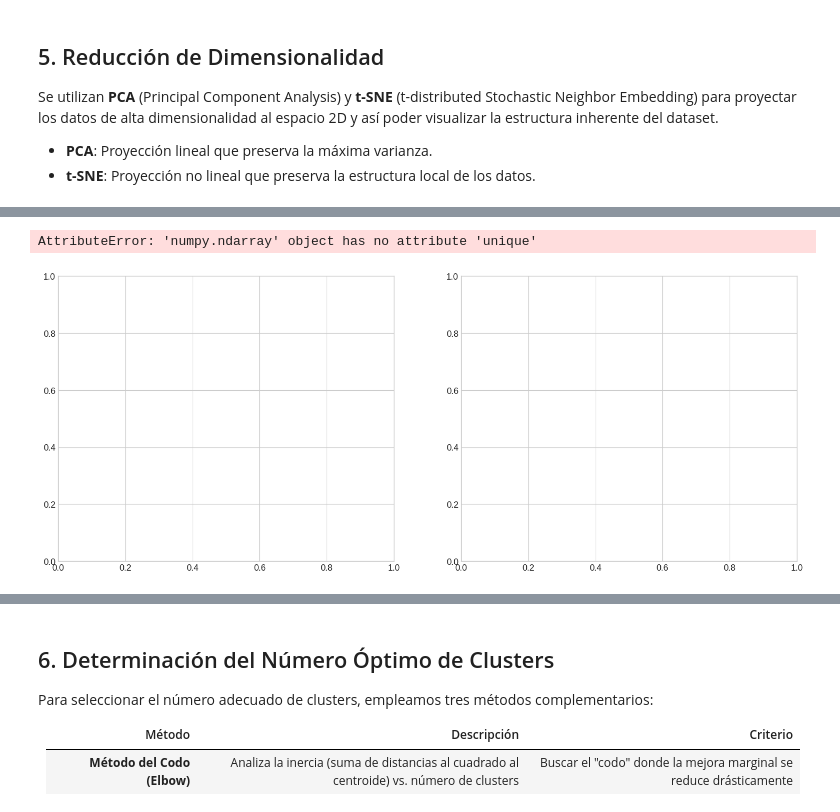
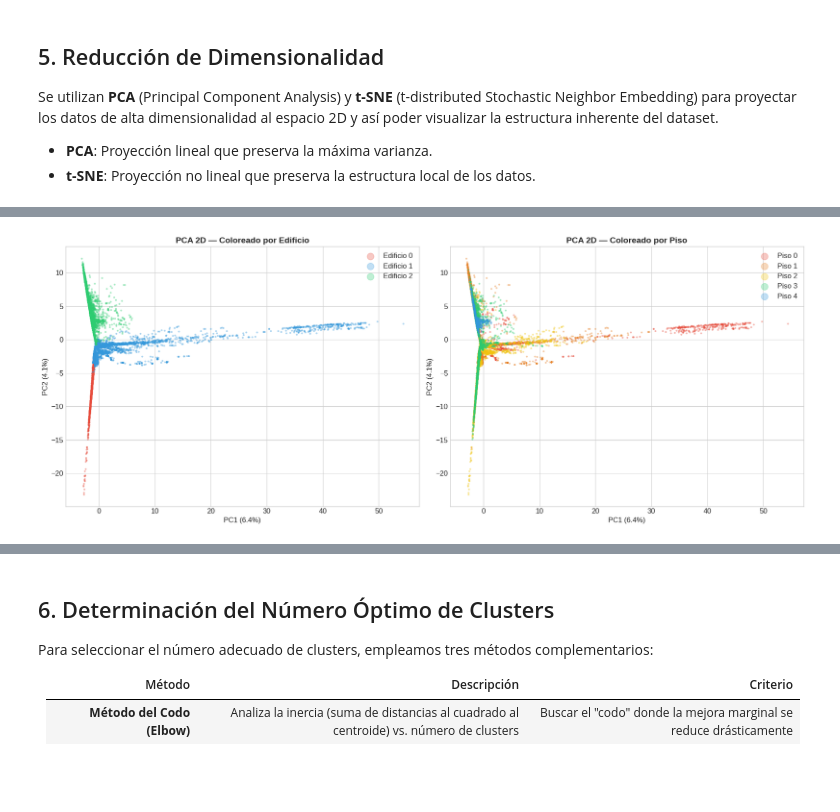
Before and after one commit to Juan-Velo/Machine_Learning_p3, a Jupyter notebook: machine_p3.ipynb, the cells around one changed output, grey strips where cells are left out. Cells and saved outputs as stored; diff of their text form; code cells hidden in the pictures; blank space fills up the shorter version.

```diff
--- a/machine_p3.ipynb
+++ b/machine_p3.ipynb
@@ -452,39 +510,50 @@ print(f"📊 Varianza explicada con 2 componentes: {cumulative_variance[1]:.2%}"
 
 # Proyección a 2 componentes principales
 pca_2d = PCA(n_components=2, random_state=42)
 X_pca_2d = pca_2d.fit_transform(X_scaled)
 
 fig, axes = plt.subplots(1, 2, figsize=(18, 7))
 colors_building = ['#e74c3c', '#3498db', '#2ecc71']
 colors_floor = ['#e74c3c', '#e67e22', '#f1c40f', '#2ecc71', '#3498db']
 
 # Colorear por edificio
-for b in sorted(y_building.unique()):
+for b in sorted(np.unique(y_building)):
     mask = y_building == b
+    # Verificar si el índice de color es válido
+    if 0 <= b < len(colors_building):
+        color = colors_building[b]
+    else:
+        color = 'gray' # Color por defecto si el índice está fuera de rango
+
     axes[0].scatter(X_pca_2d[mask, 0], X_pca_2d[mask, 1],
-                    c=colors_building[b], label=f'Edificio {b}',
+                    c=color, label=f'Edificio {b}',
                     alpha=0.3, s=5)
 axes[0].set_title('PCA 2D — Coloreado por Edificio', fontweight='bold')
 axes[0].set_xlabel(f'PC1 ({pca_2d.explained_variance_ratio_[0]:.1%})')
 axes[0].set_ylabel(f'PC2 ({pca_2d.explained_variance_ratio_[1]:.1%})')
 axes[0].legend(markerscale=5)
 
 # Colorear por piso
-for f in sorted(y_floor.unique()):
+for f in sorted(np.unique(y_floor)):
     mask = y_floor == f
+    # Verificar si el índice de color es válido
+    if 0 <= f < len(colors_floor):
+        color = colors_floor[f]
+    else:
+        color = 'gray' # Color por defecto
+
     axes[1].scatter(X_pca_2d[mask, 0], X_pca_2d[mask, 1],
-                    c=colors_floor[f], label=f'Piso {f}',
+                    c=color, label=f'Piso {f}',
                     alpha=0.3, s=5)
 axes[1].set_title('PCA 2D — Coloreado por Piso', fontweight='bold')
 axes[1].set_xlabel(f'PC1 ({pca_2d.explained_variance_ratio_[0]:.1%})')
 axes[1].set_ylabel(f'PC2 ({pca_2d.explained_variance_ratio_[1]:.1%})')
 axes[1].legend(markerscale=5)
 
 plt.tight_layout()
 plt.show()
 # %% [output]
-AttributeError: 'numpy.ndarray' object has no attribute 'unique'
-[figure, old version]
+[figure, new version]
 # %%
 # ============================================================
 # 5.3 t-SNE — VISUALIZACIÓN NO LINEAL
```
Also changed, not shown: parts of 19 cells of this notebook, 2 other files.
